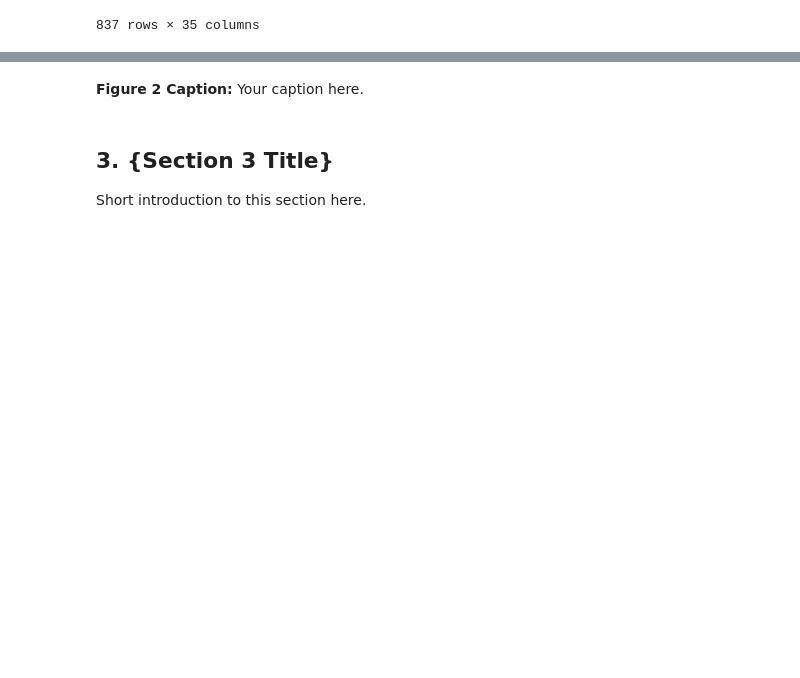
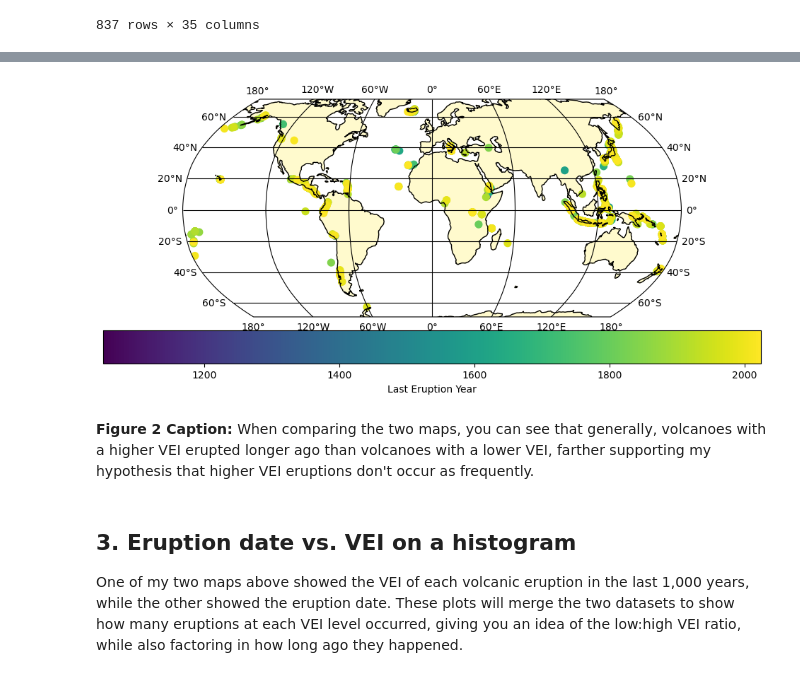
Before and after one commit to satusheks/Final-Project-Template, a Jupyter notebook: Final_Report_Template.ipynb, the cells around one changed output, grey strips where cells are left out. Saved outputs shown, nothing was run; the diff lists cells and outputs as text; code cells hidden in the pictures; blank space fills up the shorter version.

```diff
--- a/Final_Report_Template.ipynb
+++ b/Final_Report_Template.ipynb
@@ -114,14 +151,48 @@ Short introduction to this section here.
 # %%
 # make and display figure
+
+volcanoes = pd.DataFrame(data)
+
+# Set up the figure
+fig = plt.figure(figsize=(12, 5))
+ax = fig.add_subplot(projection=ccrs.Robinson())
+
+# Add coastlines and land features
+ax.coastlines(resolution='110m', color='black')
+ax.add_feature(cfeature.LAND, color='lemonchiffon')
+
+# Plot volcanoes, coloring points by VEI
+sc = ax.scatter(
+    volcanoes['Longitude'],
+    volcanoes['Latitude'],
+    c=volcanoes['Year'],  # Color based on VEI
+    cmap='viridis',         # Choose a color map
+    s=50,                # Marker size
+    transform=ccrs.PlateCarree()
+)
+
+# Add a colorbar
+cb = plt.colorbar(sc, ax=ax, orientation='horizontal', pad=0.05)
+cb.set_label('Last Eruption Year')
+
+# Add gridlines
+g2 = ax.gridlines(crs=ccrs.PlateCarree(), color='black', draw_labels=True)
+g2.bottom_labels = True
+g2.left_labels = True
+
+# Show the plot
+plt.show()
+# %% [output]
+[figure, added]
 # %% [markdown]
 <!-- Describe how this figure helps address your research question. What patterns or insights can you observe? -->
-**Figure 2 Caption:** Your caption here.
+**Figure 2 Caption:** When comparing the two maps, you can see that generally, volcanoes with a higher VEI erupted longer ago than volcanoes with a lower VEI, farther supporting my hypothesis that higher VEI eruptions don't occur as frequently.
 # %% [markdown]
-## 3. {Section 3 Title}
+## 3. Eruption date vs. VEI on a histogram
 
 <!-- In the introduction below, specify the data set(s) you are working with in this section, which aspect of your research question this section addresses, and the figure you will produce -->
 
-Short introduction to this section here.
+One of my two maps above showed the VEI of each volcanic eruption in the last 1,000 years, while the other showed the eruption date. These plots will merge the two datasets to show how many eruptions at each VEI level occurred, giving you an idea of the low:high VEI ratio, while also factoring in how long ago they happened.
 # %%
 # if a new dataset, load data and perform data cleaning steps
 # otherwise, continue to data analysis and figure creation
```
Also changed, not shown: parts of 13 cells of this notebook, 1 other file.
